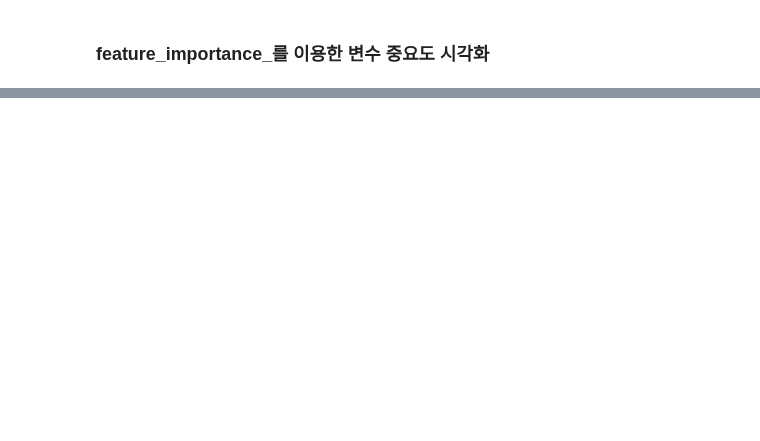
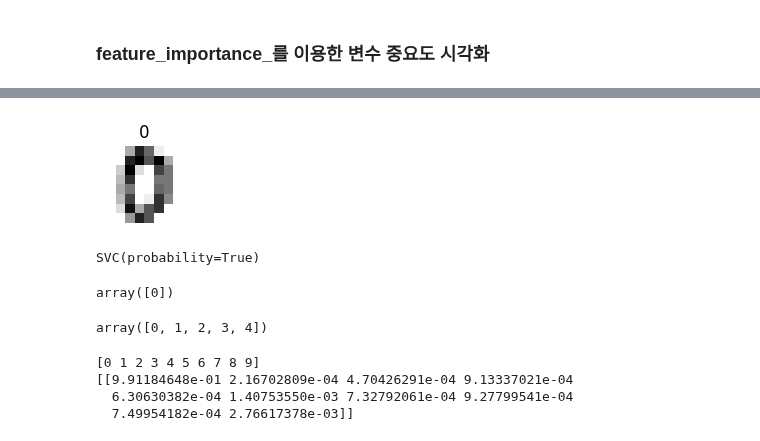
Before and after one commit to onizuka-38/ai_x, a Jupyter notebook: source/10_MachineLearning/ch4_머신러닝모형최적화.ipynb, the cells around one changed output, grey strips where cells are left out. Saved outputs shown, nothing was run; the diff lists cells and outputs as text; code cells hidden in the pictures; blank space fills up the shorter version.

```diff
--- a/source/10_MachineLearning/ch4_머신러닝모형최적화.ipynb
+++ b/source/10_MachineLearning/ch4_머신러닝모형최적화.ipynb
@@ -175,0 +282,10 @@ features
+# %%
+# 데이터
+from sklearn.datasets import load_digits
+digits = load_digits()
+# digits.data : (1797, 64) # 1797개의 샘플, 64개의 특성
+# digits.image.shape : (1797, 8, 8) # 1797개의 샘플, 8x8 이미지
+# digits.target : (1797,) 열 배열
+# digits.target_names : 타겟변수 내용
+X, y = digits.data, digits.target
+X.shape, y.shape
@@ -175,0 +305,31 @@ features
+# %%
+plt.figure(figsize=(1,1))
+plt.imshow(X[0].reshape(8, 8), cmap='gray_r')
+plt.title(y[0])
+plt.axis('off')  # 축 제거
+plt.show()
+# %% [output]
+[figure, added]
+# %%
+from sklearn.svm import SVC
+model = SVC(probability=True) # 확률 예측을 위해 probability=True 설정
+model.fit(X, y)
+# %% [output]
+SVC(probability=True)
+# %%
+model.predict(X[0].reshape(1, -1)) # 0번째 샘플 예측
+# %% [output]
+array([0])
+# %%
+model.predict(X[:5]) # 0~4번째 샘플 예측
+# %% [output]
+array([0, 1, 2, 3, 4])
+# %%
+# 예측확률
+print(model.classes_)
+print(model.predict_proba(X[0].reshape(1, -1))) # 0번째 샘플 예측 확률
+# %% [output]
+[0 1 2 3 4 5 6 7 8 9]
+[[9.91184648e-01 2.16702809e-04 4.70426291e-04 9.13337021e-04
+  6.30630382e-04 1.40753550e-03 7.32792061e-04 9.27799541e-04
+  7.49954182e-04 2.76617378e-03]]
```
Also changed, not shown: parts of 70 cells of this notebook.
